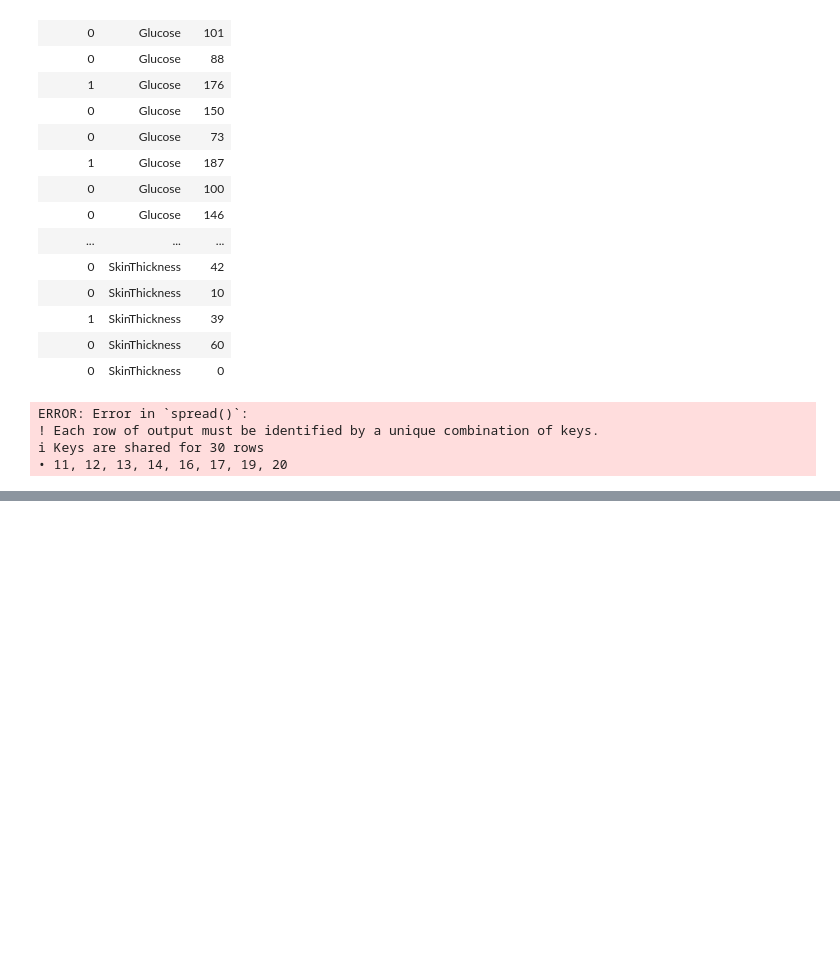
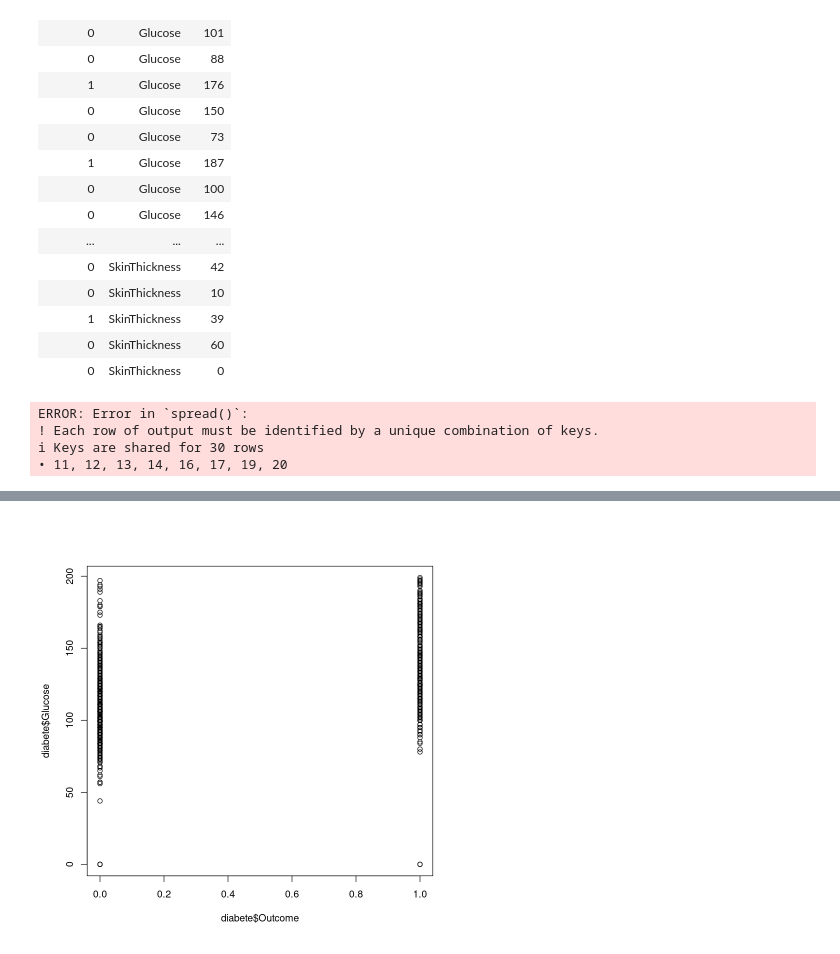
Before and after one commit to alecfei/R-learning, a Jupyter notebook: diabete.ipynb, the cells around one changed output, grey strips where cells are left out. Saved outputs shown, nothing was run; the diff lists cells and outputs as text; code cells hidden in the pictures; blank space fills up the shorter version.

```diff
--- a/diabete.ipynb
+++ b/diabete.ipynb
@@ -385,0 +510,4 @@ ERROR: Error in `spread()`:
+# %%
+plot(diabete$Glucose ~ diabete$Outcome)
+# %% [output]
+[figure, added]
```
Also changed, not shown: parts of 24 cells of this notebook.
